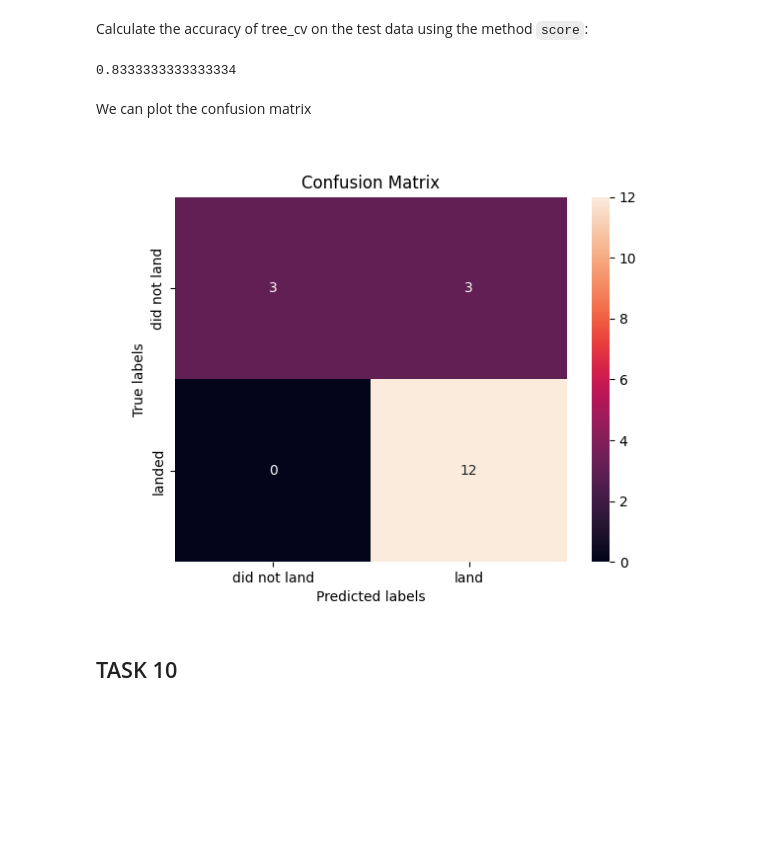
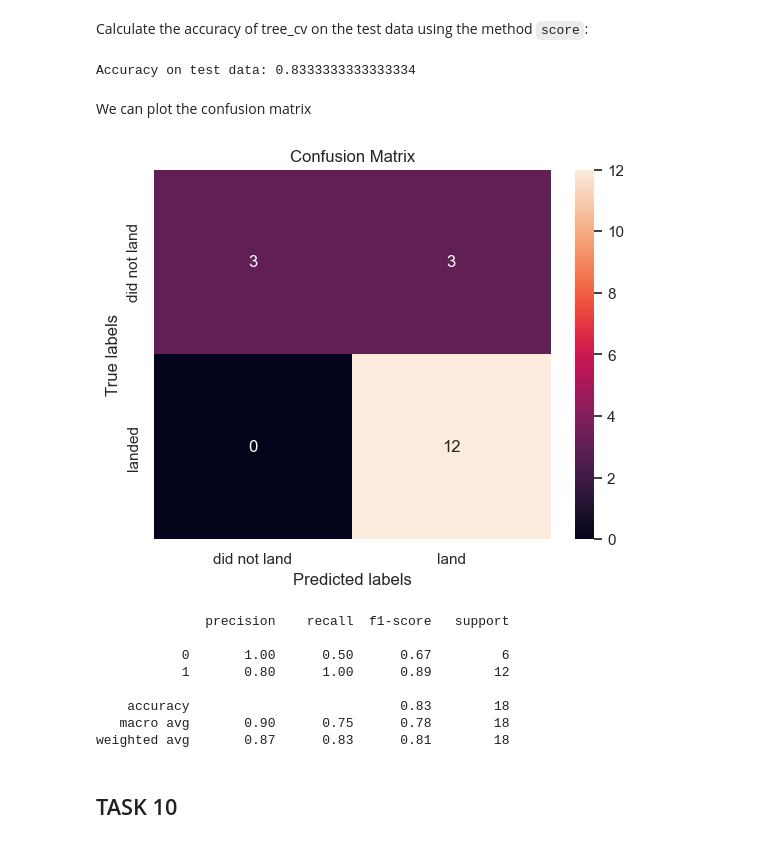
Before and after one commit to NickR22/ibm-capstone, a Jupyter notebook: Modeling (ML)/SpaceX_Machine_Learning_Prediction_Part_5.jupyterlite.ipynb, the cells around one changed output. Saved outputs shown, nothing was run; the diff lists cells and outputs as text; code cells hidden in the pictures; blank space fills up the shorter version.

```diff
--- a/Modeling (ML)/SpaceX_Machine_Learning_Prediction_Part_5.jupyterlite.ipynb
+++ b/Modeling (ML)/SpaceX_Machine_Learning_Prediction_Part_5.jupyterlite.ipynb
@@ -94,3 +100,6 @@ data = pd.read_csv(text1)
+# %%
+data = pd.read_csv(URL1)
+X = pd.read_csv(URL2)
 # %%
 data.head()
 # %% [output]
@@ -127,7 +136,7 @@ X.head(100)
 Create a NumPy array from the column <code>Class</code> in <code>data</code>, by applying the method <code>to_numpy()</code>  then
 assign it  to the variable <code>Y</code>,make sure the output is a  Pandas series (only one bracket df\['name of  column']).
 # %%
-Y = np.asarray(data['Class'])
-#Y = data['Class'].to_numpy()
+#Y = np.asarray(data['Class'])
+Y = data['Class'].to_numpy()
 Y[0:5]
 # %% [output]
@@ -277,16 +303,27 @@ accuracy : 0.9017857142857142
 # %% [markdown]
 Calculate the accuracy of tree_cv on the test data using the method <code>score</code>:
 # %%
-tree_cv.score(X_test,Y_test)
+tree_acc = tree_cv.score(X_test,Y_test)
+print("Accuracy on test data:", tree_acc)
 # %% [output]
-0.8333333333333334
+Accuracy on test data: 0.8333333333333334
 # %% [markdown]
 We can plot the confusion matrix
 # %%
-yhat = svm_cv.predict(X_test)
+yhat = tree_cv.predict(X_test)
 plot_confusion_matrix(Y_test,yhat)
+
+print (classification_report(Y_test, yhat))
 # %% [output]
-[figure, old version]
+[figure, new version]
+              precision    recall  f1-score   support
+
+           0       1.00      0.50      0.67         6
+           1       0.80      1.00      0.89        12
+
+    accuracy                           0.83        18
+   macro avg       0.90      0.75      0.78        18
+weighted avg       0.87      0.83      0.81        18
 # %% [markdown]
 ## TASK  10
 # %% [markdown]
```
Also changed, not shown: parts of 21 cells of this notebook.
